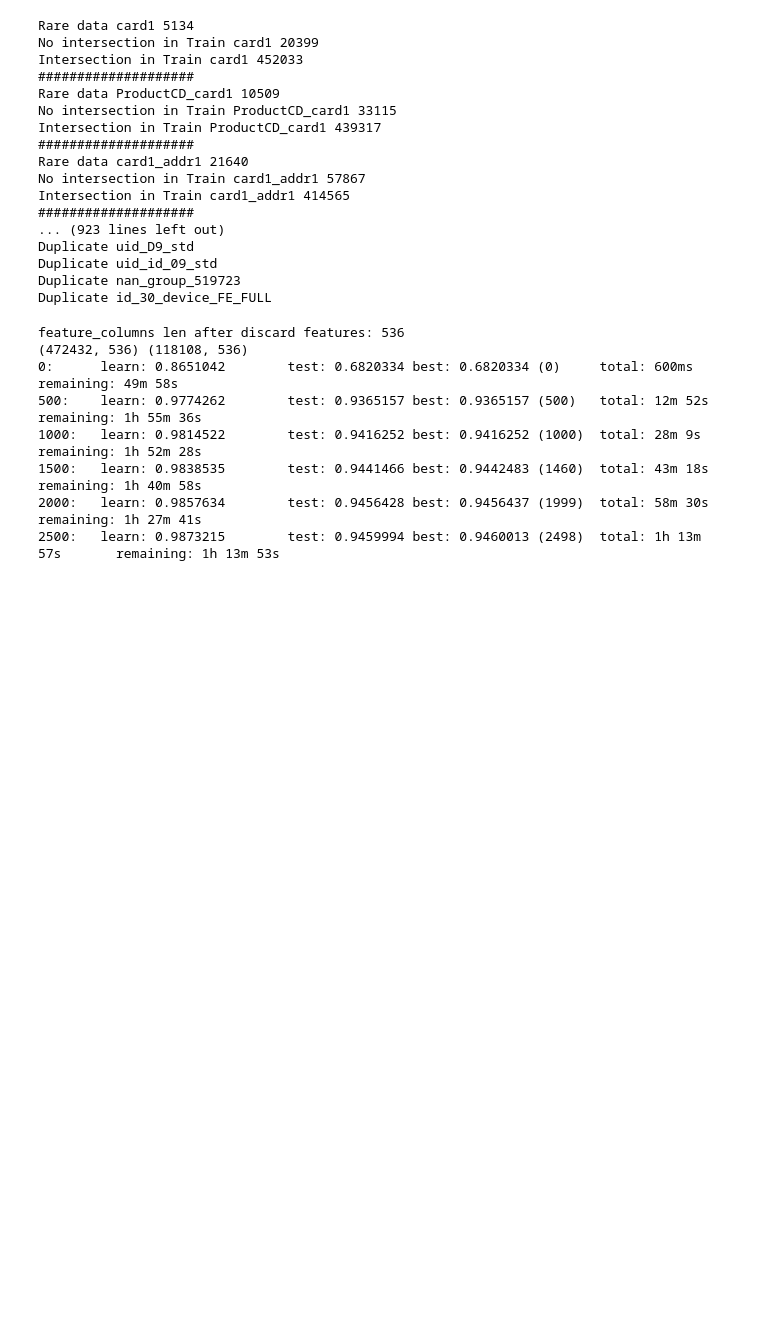
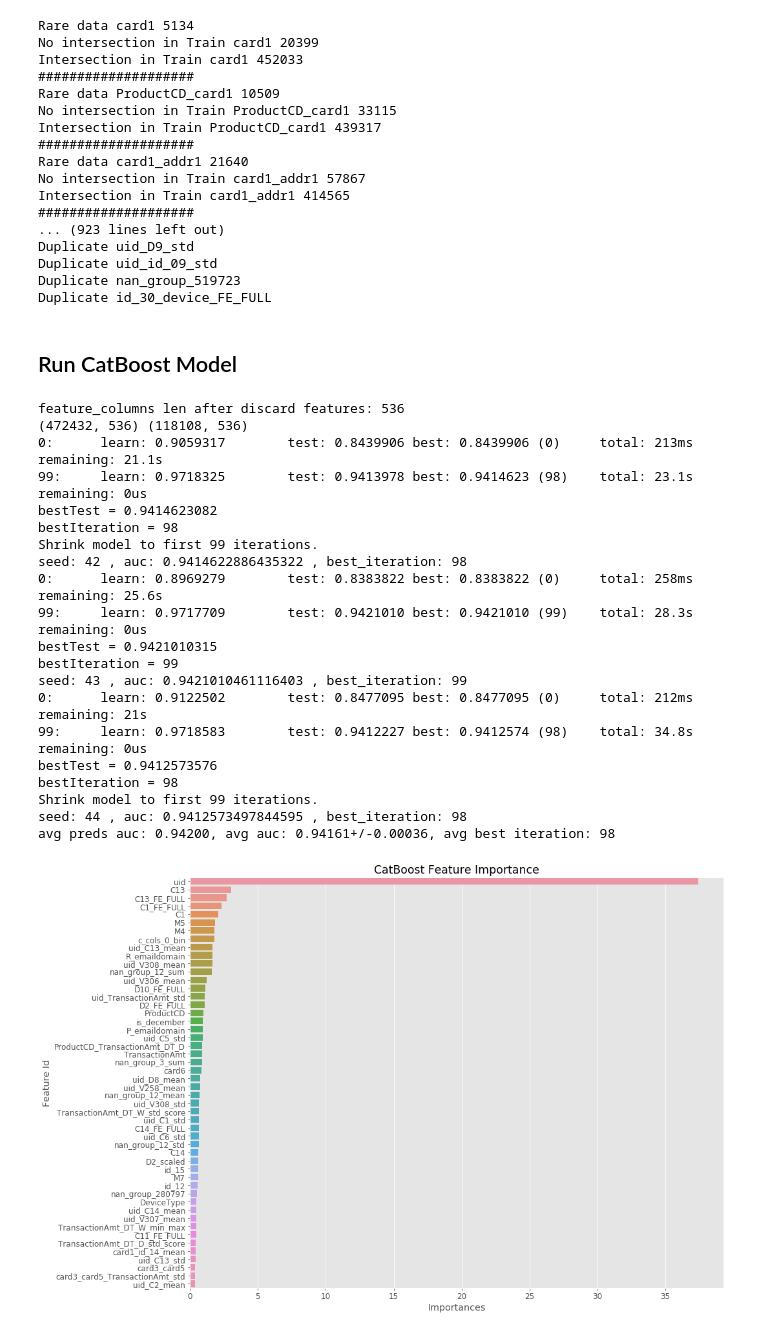
Before and after one commit to bigalh94/IEEE-CIS-Fraud-Detection, a Jupyter notebook: notebooks/CATBOOST MODEL.ipynb, the cells around one changed output. Saved outputs shown, nothing was run; the diff lists cells and outputs as text; code cells hidden in the pictures; blank space fills up the shorter version.

Commit message:
Fixed catboost plotting, added content to iEEE home page, etc...

```diff
--- a/notebooks/CATBOOST MODEL.ipynb
+++ b/notebooks/CATBOOST MODEL.ipynb
@@ -45,6 +62,6 @@ train.shape: (472432, 434), val.shape: (118108, 434)
 # %%
 cat_params = {
-    'n_estimators':5000,
+    'n_estimators':100,
     'learning_rate': 0.07,
     'eval_metric':'AUC',
     'loss_function':'Logloss',
@@ -99,19 +120,34 @@ Duplicate uid_D9_std
 Duplicate uid_id_09_std
 Duplicate nan_group_519723
 Duplicate id_30_device_FE_FULL
+# %% [markdown]
+## Run CatBoost Model
 # %%
 feature_columns = [col for col in feature_cols1 if col not in cols_to_drop]
 print('feature_columns len after discard features:', len(feature_columns))
 category_columns = [col for col in category_cols1 if col not in cols_to_drop]
 
-best_iteration1, val_preds = make_val_prediction(X_train_fe[feature_columns], y_train, X_val_fe[feature_columns],
+best_iteration1, val_preds, fi_df = make_val_prediction(X_train_fe[feature_columns], y_train, X_val_fe[feature_columns],
                                                  y_val, cat_params=cat_params, category_cols=category_columns)
 # %% [output]
 feature_columns len after discard features: 536
 (472432, 536) (118108, 536)
-0:      learn: 0.8651042        test: 0.6820334 best: 0.6820334 (0)     total: 600ms    remaining: 49m 58s
-500:    learn: 0.9774262        test: 0.9365157 best: 0.9365157 (500)   total: 12m 52s  remaining: 1h 55m 36s
-1000:   learn: 0.9814522        test: 0.9416252 best: 0.9416252 (1000)  total: 28m 9s   remaining: 1h 52m 28s
-1500:   learn: 0.9838535        test: 0.9441466 best: 0.9442483 (1460)  total: 43m 18s  remaining: 1h 40m 58s
-2000:   learn: 0.9857634        test: 0.9456428 best: 0.9456437 (1999)  total: 58m 30s  remaining: 1h 27m 41s
-2500:   learn: 0.9873215        test: 0.9459994 best: 0.9460013 (2498)  total: 1h 13m 57s       remaining: 1h 13m 53s
+0:      learn: 0.9059317        test: 0.8439906 best: 0.8439906 (0)     total: 213ms    remaining: 21.1s
+99:     learn: 0.9718325        test: 0.9413978 best: 0.9414623 (98)    total: 23.1s    remaining: 0us
+bestTest = 0.9414623082
+bestIteration = 98
+Shrink model to first 99 iterations.
+seed: 42 , auc: 0.9414622886435322 , best_iteration: 98
+0:      learn: 0.8969279        test: 0.8383822 best: 0.8383822 (0)     total: 258ms    remaining: 25.6s
+99:     learn: 0.9717709        test: 0.9421010 best: 0.9421010 (99)    total: 28.3s    remaining: 0us
+bestTest = 0.9421010315
+bestIteration = 99
+seed: 43 , auc: 0.9421010461116403 , best_iteration: 99
+0:      learn: 0.9122502        test: 0.8477095 best: 0.8477095 (0)     total: 212ms    remaining: 21s
+99:     learn: 0.9718583        test: 0.9412227 best: 0.9412574 (98)    total: 34.8s    remaining: 0us
+bestTest = 0.9412573576
+bestIteration = 98
+Shrink model to first 99 iterations.
+seed: 44 , auc: 0.9412573497844595 , best_iteration: 98
+avg preds auc: 0.94200, avg auc: 0.94161+/-0.00036, avg best iteration: 98
+[figure, added]
```
Also changed, not shown: parts of 14 cells of this notebook, 14 other files.
